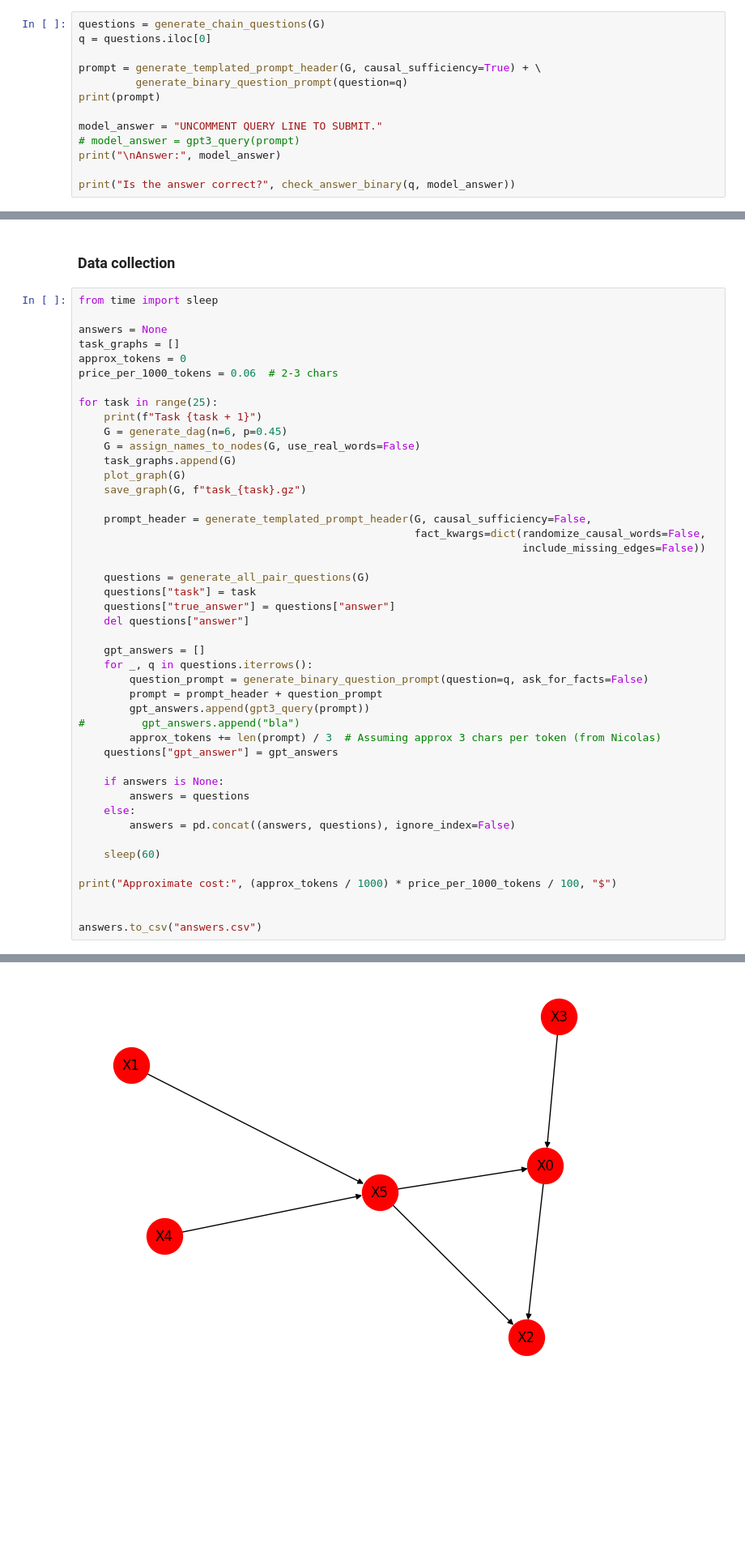
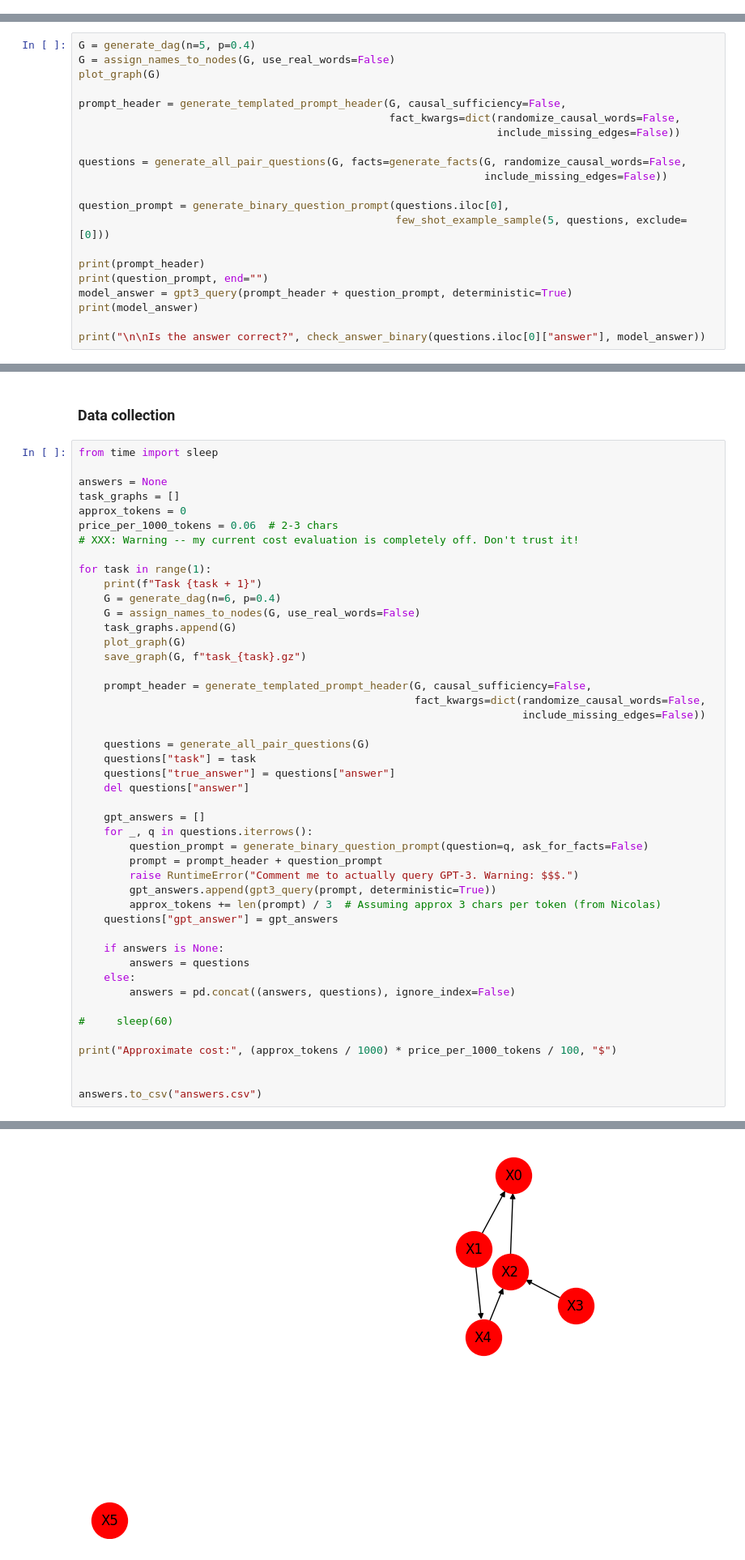
Before and after one commit to ServiceNow/project_vilnius, a Jupyter notebook: initial_explorations.ipynb, the cells around one changed output, grey strips where cells are left out. Shown: that part at 81% size. Cells and saved outputs as stored; diff of their text form; blank space fills up the shorter version.

```diff
--- a/initial_explorations.ipynb
+++ b/initial_explorations.ipynb
@@ -388,13 +440,0 @@ plot_graph(G)
-# %%
-questions = generate_chain_questions(G)
-q = questions.iloc[0]
-
-prompt = generate_templated_prompt_header(G, causal_sufficiency=True) + \
-         generate_binary_question_prompt(question=q)
-print(prompt)
-
-model_answer = "UNCOMMENT QUERY LINE TO SUBMIT."
-# model_answer = gpt3_query(prompt)
-print("\nAnswer:", model_answer)
-
-print("Is the answer correct?", check_answer_binary(q, model_answer))
@@ -509,0 +445,21 @@ incorrect_pairs
+# %%
+G = generate_dag(n=5, p=0.4)
+G = assign_names_to_nodes(G, use_real_words=False)
+plot_graph(G)
+
+prompt_header = generate_templated_prompt_header(G, causal_sufficiency=False,
+                                                 fact_kwargs=dict(randomize_causal_words=False,
+                                                                  include_missing_edges=False))
+
+questions = generate_all_pair_questions(G, facts=generate_facts(G, randomize_causal_words=False,
+                                                                include_missing_edges=False))
+
+question_prompt = generate_binary_question_prompt(questions.iloc[0],
+                                                  few_shot_example_sample(5, questions, exclude=[0]))
+
+print(prompt_header)
+print(question_prompt, end="")
+model_answer = gpt3_query(prompt_header + question_prompt, deterministic=True)
+print(model_answer)
+
+print("\n\nIs the answer correct?", check_answer_binary(questions.iloc[0]["answer"], model_answer))
@@ -518,44 +497,45 @@ answers = None
 task_graphs = []
 approx_tokens = 0
 price_per_1000_tokens = 0.06  # 2-3 chars
+# XXX: Warning -- my current cost evaluation is completely off. Don't trust it!
 
-for task in range(25):
+for task in range(1):
     print(f"Task {task + 1}")
-    G = generate_dag(n=6, p=0.45)
+    G = generate_dag(n=6, p=0.4)
     G = assign_names_to_nodes(G, use_real_words=False)
     task_graphs.append(G)
     plot_graph(G)
     save_graph(G, f"task_{task}.gz")
 
     prompt_header = generate_templated_prompt_header(G, causal_sufficiency=False,
                                                      fact_kwargs=dict(randomize_causal_words=False,
                                                                       include_missing_edges=False))
 
     questions = generate_all_pair_questions(G)
     questions["task"] = task
     questions["true_answer"] = questions["answer"]
     del questions["answer"]
 
     gpt_answers = []
     for _, q in questions.iterrows():
         question_prompt = generate_binary_question_prompt(question=q, ask_for_facts=False)
         prompt = prompt_header + question_prompt
-        gpt_answers.append(gpt3_query(prompt))
-#         gpt_answers.append("bla")
+        raise RuntimeError("Comment me to actually query GPT-3. Warning: $$$.")
+        gpt_answers.append(gpt3_query(prompt, deterministic=True))
         approx_tokens += len(prompt) / 3  # Assuming approx 3 chars per token (from Nicolas)
     questions["gpt_answer"] = gpt_answers
 
     if answers is None:
         answers = questions
     else:
         answers = pd.concat((answers, questions), ignore_index=False)
 
-    sleep(60)
+#     sleep(60)
 
 print("Approximate cost:", (approx_tokens / 1000) * price_per_1000_tokens / 100, "$")
 
 
 answers.to_csv("answers.csv")
 # %% [output]
 Task 1
-[figure, old version]
+[figure, new version]
```
Also changed, not shown: parts of 31 cells of this notebook.
